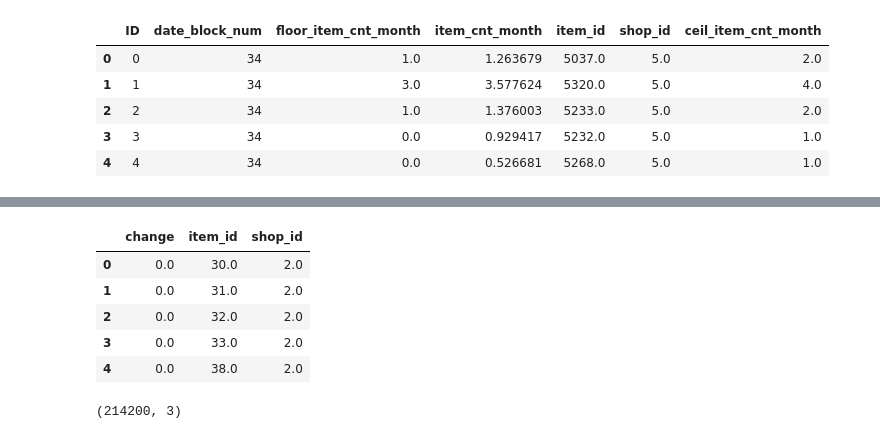
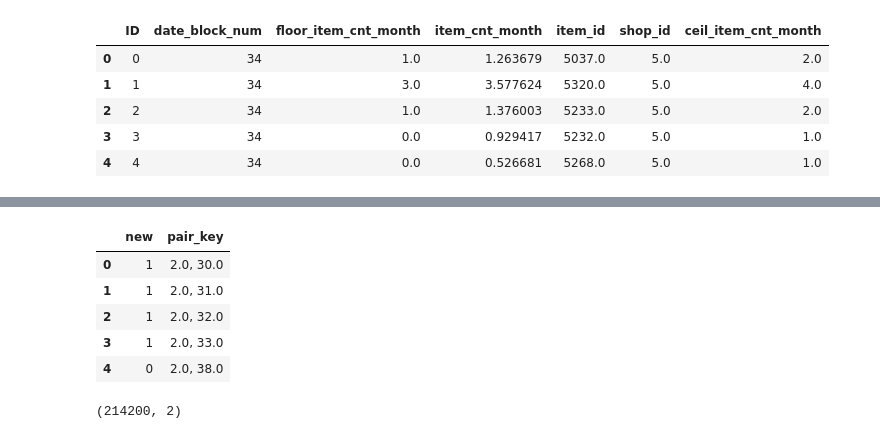
Before and after one commit to nishnash54/RecOmax, a Jupyter notebook: Sales/data_prep.ipynb, the cells around one changed output, grey strips where cells are left out. Drawn from its saved outputs; the diff is of its cells as text; code cells hidden in the pictures.

```diff
--- a/Sales/data_prep.ipynb
+++ b/Sales/data_prep.ipynb
@@ -203,0 +237,3 @@ final.head()
+# %%
+val = final.groupby(['shop_id', 'item_id'])['date_block_num'].apply(list)
+val.head()
@@ -204 +248,24 @@ final.head()
+# %%
+pair_key = []
+hist = []
+for i in val.index:
+    pair_key.append(str(i[0]) + ", " + str(i[1]))
+    if len(val[i[0]][i[1]]) == 1:
+        hist.append(0)
+    else:
+        hist.append(1)
+# %%
+hist = pd.DataFrame({'pair_key': pair_key, 'new': hist})
+hist.head()
+# %% [output]
+|  | new | pair_key |
+| 0 | 1 | 2.0, 30.0 |
+| 1 | 1 | 2.0, 31.0 |
+| 2 | 1 | 2.0, 32.0 |
+| 3 | 1 | 2.0, 33.0 |
+| 4 | 0 | 2.0, 38.0 |
+# %%
+print(hist.shape)
+# %% [output]
+(214200, 2)
 # %%
@@ -206,24 +272,0 @@ final.to_csv('complete.csv', index=False)
-# %%
-lst = []
-shop_id = []
-item_id = []
-for i in grp.index:
-    l = np.ceil(grp[i[0]][i[1]])
-    x = l[0]
-    y = l[len(l)-1]
-    lst.append(x-y)
-    shop_id.append(i[0])
-    item_id.append(i[1])
-change = pd.DataFrame({'shop_id': shop_id, 'item_id': item_id, 'change': lst})
-change.head()
-# %% [output]
-|  | change | item_id | shop_id |
-| 0 | 0.0 | 30.0 | 2.0 |
-| 1 | 0.0 | 31.0 | 2.0 |
-| 2 | 0.0 | 32.0 | 2.0 |
-| 3 | 0.0 | 33.0 | 2.0 |
-| 4 | 0.0 | 38.0 | 2.0 |
-# %%
-print(change.shape)
-# %% [output]
-(214200, 3)
```
Also changed, not shown: parts of 14 cells of this notebook.
